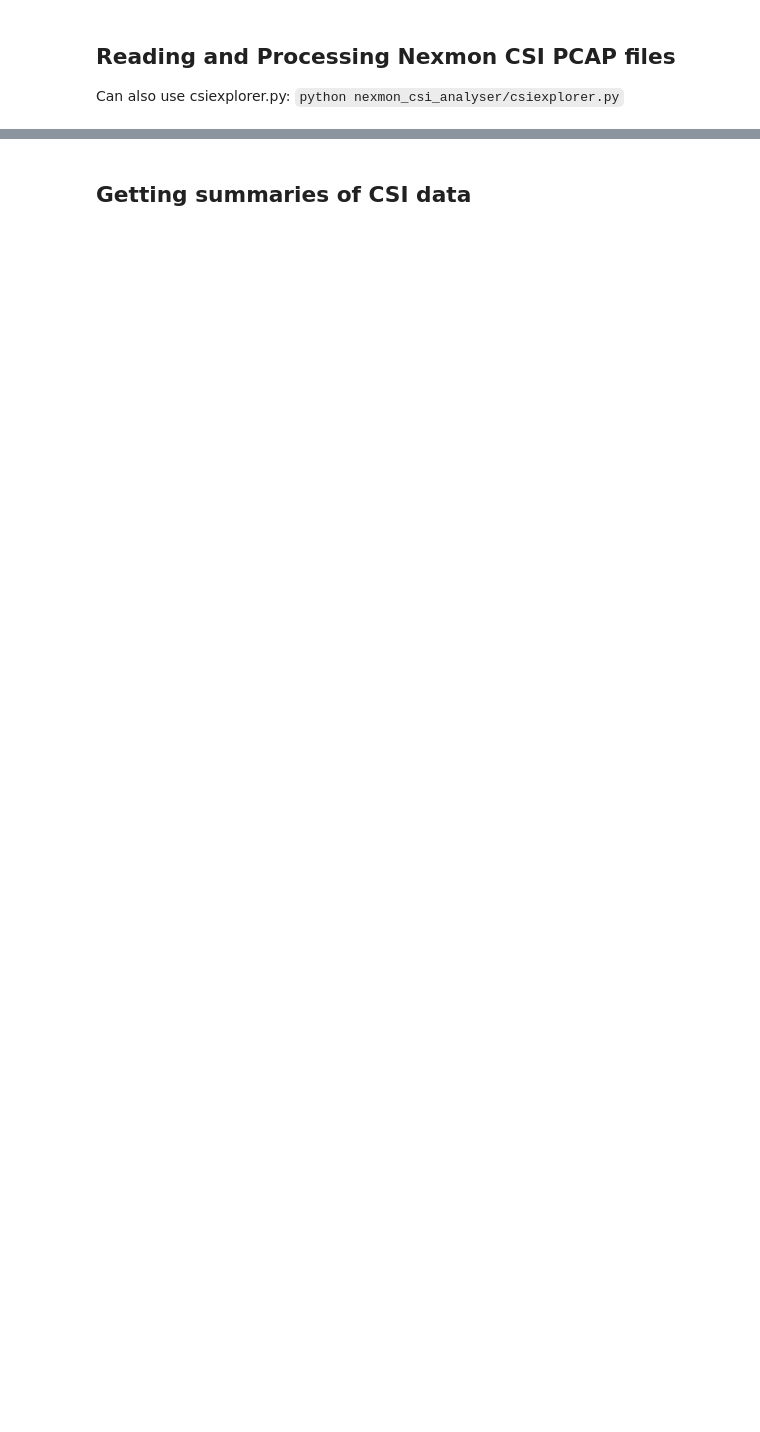
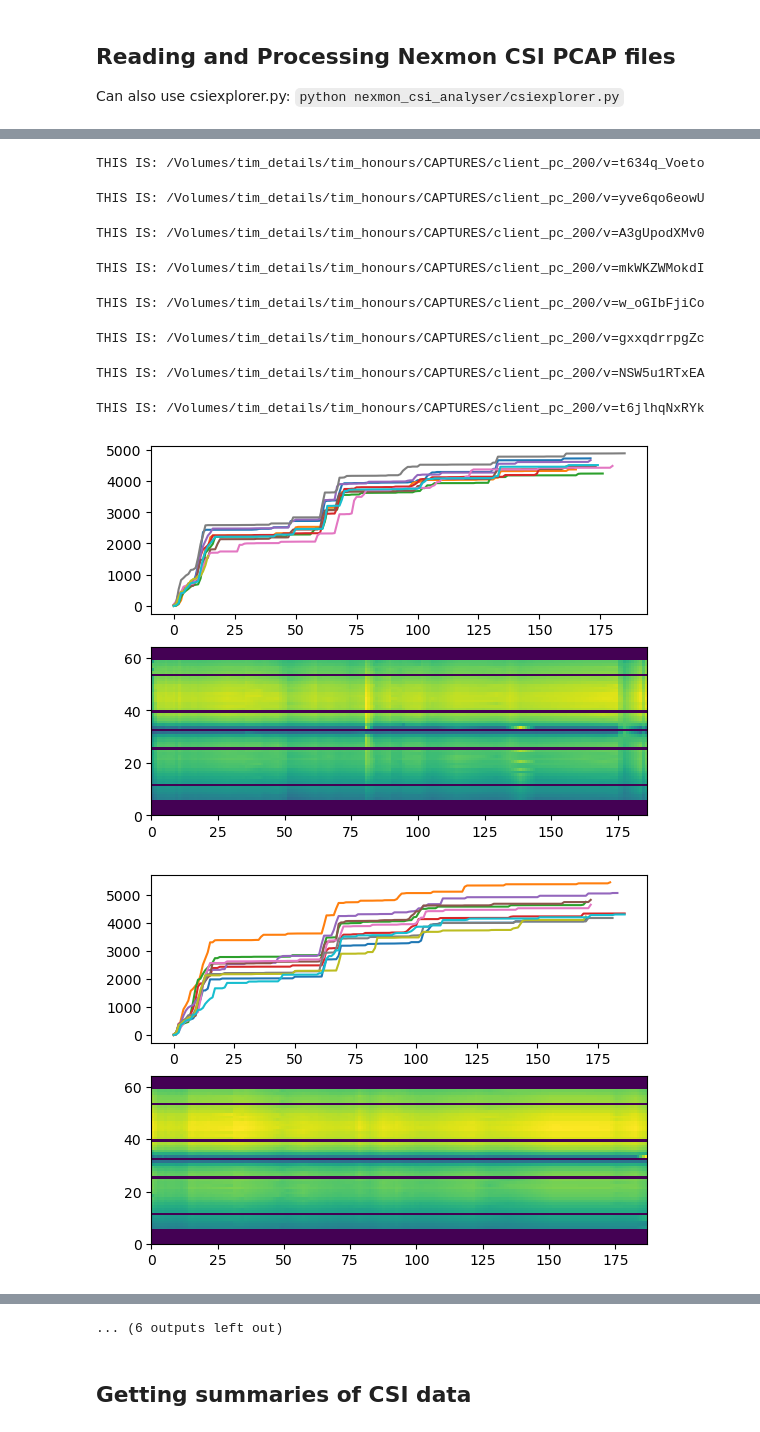
Before and after one commit to tlee08/XL-NTA_honours_dev, a Jupyter notebook: 2_analyse/analyse_csi.ipynb, the cells around one changed output, grey strips where cells are left out. Drawn from its saved outputs; the diff is of its cells as text; code cells hidden in the pictures; blank space fills up the shorter version.

```diff
--- a/2_analyse/analyse_csi.ipynb
+++ b/2_analyse/analyse_csi.ipynb
@@ -42,0 +114,8 @@ plt.close();
+# %%
+dirs = glob("/Volumes/tim_details/tim_honours/CAPTURES/client_pc_200/*")
+for dir in dirs:
+    fps = glob(f"{dir}/csi/cap_*.pcap")[:10]
+    fig, axes = csi_timeseries(fps)
+    print(f"THIS IS: {dir}")
+    fig.show()
+# %% [output]
@@ -42,0 +123,10 @@ plt.close();
+THIS IS: /Volumes/tim_details/tim_honours/CAPTURES/client_pc_200/v=t634q_Voeto
+THIS IS: /Volumes/tim_details/tim_honours/CAPTURES/client_pc_200/v=yve6qo6eowU
+THIS IS: /Volumes/tim_details/tim_honours/CAPTURES/client_pc_200/v=A3gUpodXMv0
+THIS IS: /Volumes/tim_details/tim_honours/CAPTURES/client_pc_200/v=mkWKZWMokdI
+THIS IS: /Volumes/tim_details/tim_honours/CAPTURES/client_pc_200/v=w_oGIbFjiCo
+THIS IS: /Volumes/tim_details/tim_honours/CAPTURES/client_pc_200/v=gxxqdrrpgZc
+THIS IS: /Volumes/tim_details/tim_honours/CAPTURES/client_pc_200/v=NSW5u1RTxEA
+THIS IS: /Volumes/tim_details/tim_honours/CAPTURES/client_pc_200/v=t6jlhqNxRYk
+[figure, added]
+[figure, added]
@@ -43,3 +134,4 @@ plt.close();
+... (6 outputs left out)
 # %% [markdown]
 ## Getting summaries of CSI data
 # %%
```
Also changed, not shown: parts of 9 cells of this notebook, 5 other files.
